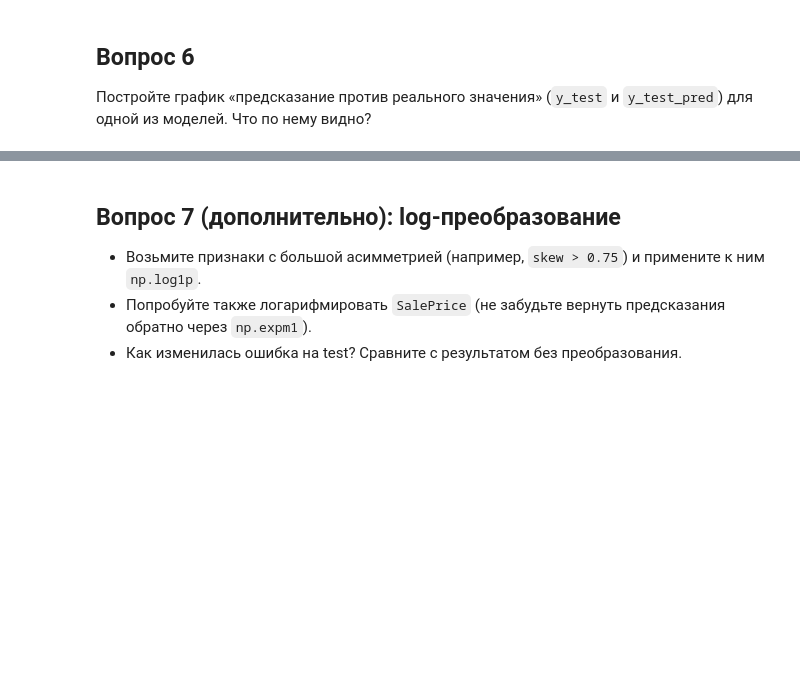
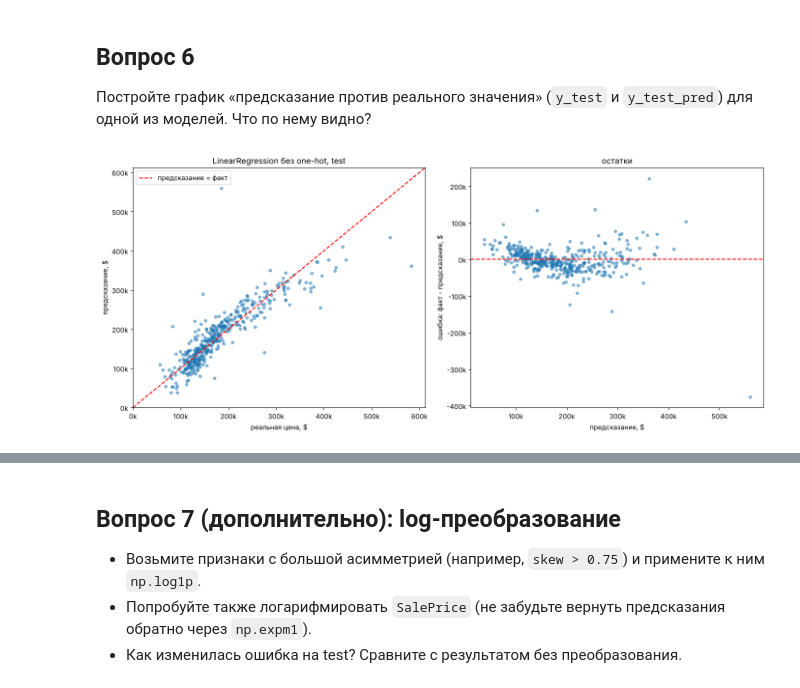
Before and after one commit to conzoad/ml-usm-labs, a Jupyter notebook: lab3/03_Exercises_ML_Ru.ipynb, the cells around one changed output, grey strips where cells are left out. Drawn from its saved outputs; the diff is of its cells as text; code cells hidden in the pictures; blank space fills up the shorter version.

```diff
--- a/lab3/03_Exercises_ML_Ru.ipynb
+++ b/lab3/03_Exercises_ML_Ru.ipynb
@@ -30,0 +41,5 @@ data_path = os.path.join('data', 'Ames_Housing_Sales.csv')
+# %%
+data = pd.read_csv(data_path, keep_default_na=False)
+print('форма:', data.shape)
+print('пропусков:', data.isna().sum().sum())
+data.head()
@@ -61,0 +231,17 @@ data_path = os.path.join('data', 'Ames_Housing_Sales.csv')
+# %%
+def evaluate(model, Xtr, ytr, Xte, yte):
+    pred_tr, pred_te = model.predict(Xtr), model.predict(Xte)
+    return {'MSE train': mean_squared_error(ytr, pred_tr),
+            'MSE test': mean_squared_error(yte, pred_te),
+            'RMSE train, $': np.sqrt(mean_squared_error(ytr, pred_tr)),
+            'RMSE test, $': np.sqrt(mean_squared_error(yte, pred_te)),
+            'R2 test': r2_score(yte, pred_te)}
+
+LR = LinearRegression().fit(X_train, y_train)
+y_test_pred = LR.predict(X_test)
+
+LR_ohc = LinearRegression().fit(X_train_ohc, y_train_ohc)
+
+error_df = pd.DataFrame({'без one-hot': evaluate(LR, X_train, y_train, X_test, y_test),
+                         'one-hot': evaluate(LR_ohc, X_train_ohc, y_train_ohc, X_test_ohc, y_test_ohc)})
+error_df.style.format('{:,.3g}')
@@ -79,0 +424,25 @@ data_path = os.path.join('data', 'Ames_Housing_Sales.csv')
+# %%
+fig, axes = plt.subplots(1, 2, figsize=(14, 6))
+money = mticker.FuncFormatter(lambda v, _: f'{v / 1000:,.0f}k')
+
+ax = axes[0]
+ax.scatter(y_test, y_test_pred, alpha=0.5, s=16)
+lims = [0, max(y_test.max(), y_test_pred.max()) * 1.05]
+ax.plot(lims, lims, color='red', linestyle='--', label='предсказание = факт')
+ax.set(xlim=lims, ylim=lims, xlabel='реальная цена, $', ylabel='предсказание, $',
+       title='LinearRegression без one-hot, test')
+ax.legend()
+
+ax = axes[1]
+resid = y_test - y_test_pred
+ax.scatter(y_test_pred, resid, alpha=0.5, s=16)
+ax.axhline(0, color='red', linestyle='--')
+ax.set(xlabel='предсказание, $', ylabel='ошибка: факт - предсказание, $', title='остатки')
+
+for ax in axes:
+    ax.xaxis.set_major_formatter(money)
+    ax.yaxis.set_major_formatter(money)
+plt.tight_layout()
+plt.show()
+# %% [output]
+[figure, added]
```
Also changed, not shown: parts of 39 cells of this notebook, 22 other files.
